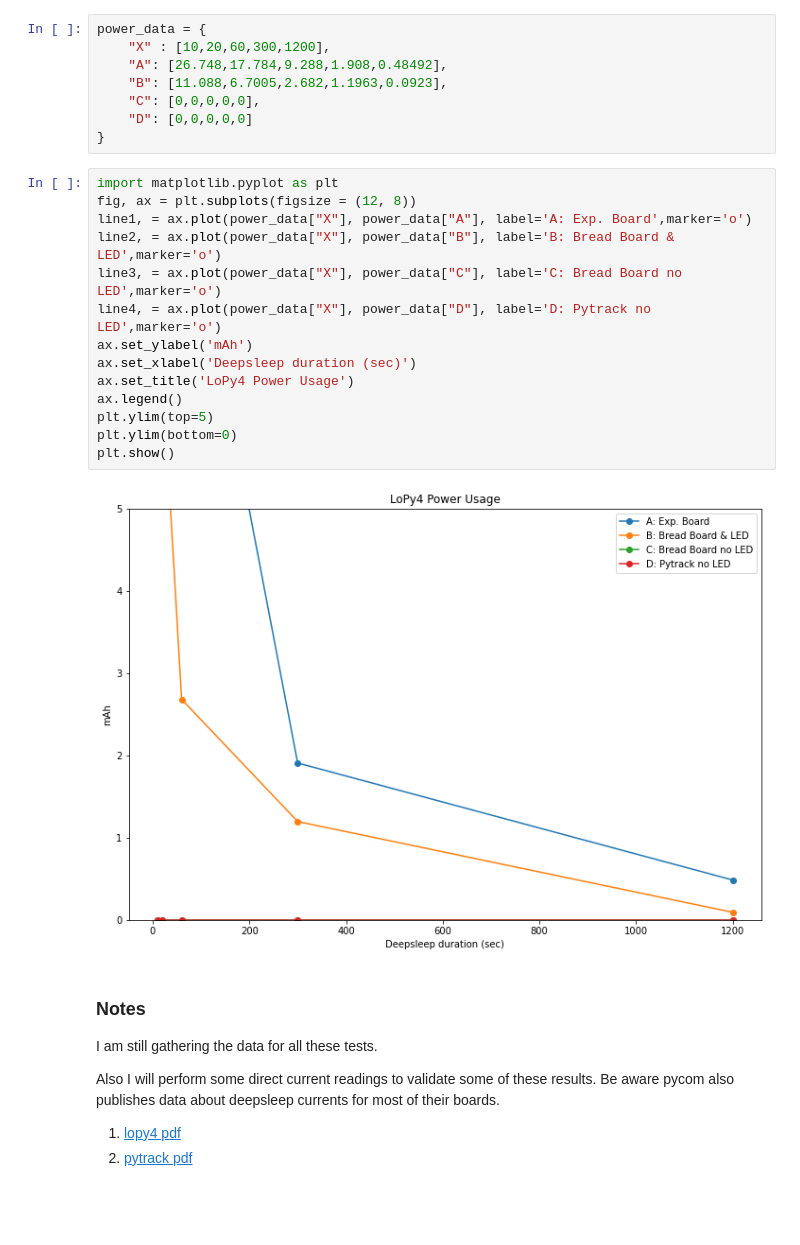
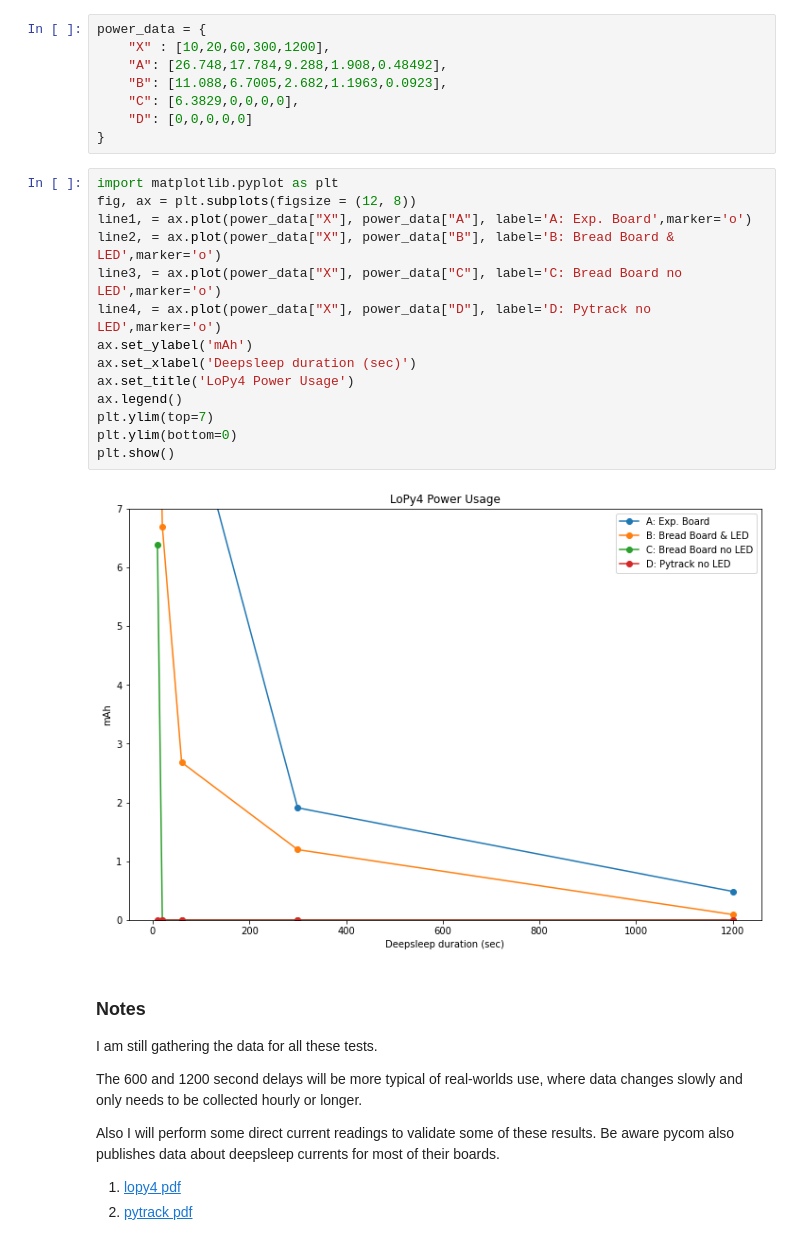
Before and after one commit to somervda/lopybase, a Jupyter notebook: lopy4 battery usage.ipynb, the cells around one changed output. Drawn from its saved outputs; the diff is of its cells as text; blank space fills up the shorter version.

Commit message:
Update test data

```diff
--- a/lopy4 battery usage.ipynb
+++ b/lopy4 battery usage.ipynb
@@ -31,30 +31,32 @@ power_data = {
     "X" : [10,20,60,300,1200],
     "A": [26.748,17.784,9.288,1.908,0.48492],
     "B": [11.088,6.7005,2.682,1.1963,0.0923],
-    "C": [0,0,0,0,0],
+    "C": [6.3829,0,0,0,0],
     "D": [0,0,0,0,0]
 }
 # %%
 import matplotlib.pyplot as plt
 fig, ax = plt.subplots(figsize = (12, 8))
 line1, = ax.plot(power_data["X"], power_data["A"], label='A: Exp. Board',marker='o')
 line2, = ax.plot(power_data["X"], power_data["B"], label='B: Bread Board & LED',marker='o')
 line3, = ax.plot(power_data["X"], power_data["C"], label='C: Bread Board no LED',marker='o')
 line4, = ax.plot(power_data["X"], power_data["D"], label='D: Pytrack no LED',marker='o')
 ax.set_ylabel('mAh')
 ax.set_xlabel('Deepsleep duration (sec)')
 ax.set_title('LoPy4 Power Usage')
 ax.legend()
-plt.ylim(top=5)
+plt.ylim(top=7)
 plt.ylim(bottom=0)
 plt.show()
 # %% [output]
-[figure, old version]
+[figure, new version]
 # %% [markdown]
 ### Notes
 
 I am still gathering the data for all these tests.
 
+The 600 and 1200 second delays will be more typical of real-worlds use, where data changes slowly and only needs to be collected hourly or longer.
+
 Also I will perform some direct current readings to validate some of these results. Be aware pycom also publishes data about deepsleep currents for most of their boards.
 
 1. [lopy4 pdf](https://cdn.sparkfun.com/assets/e/b/2/9/0/lopy4-specsheet.pdf)
```
Also changed, not shown: 1 other file.
